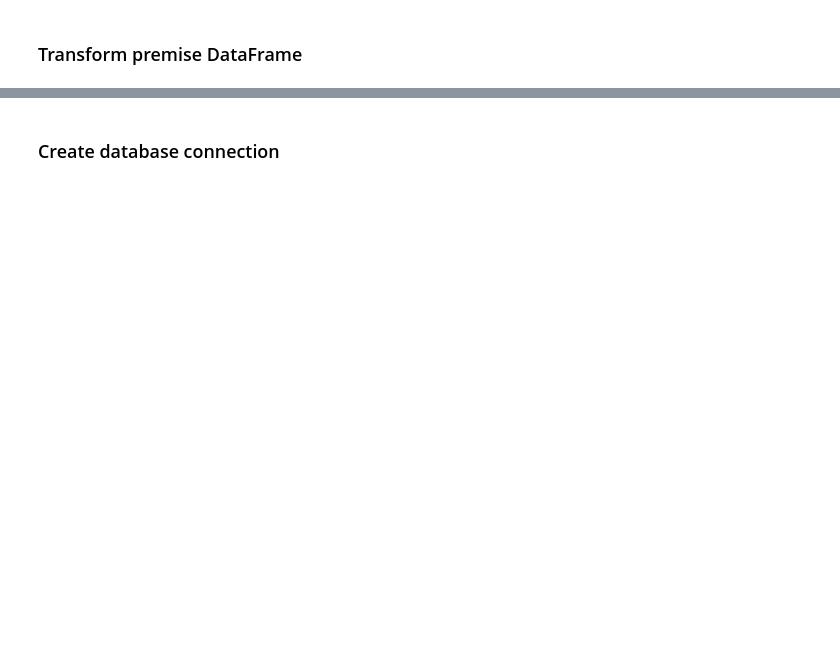
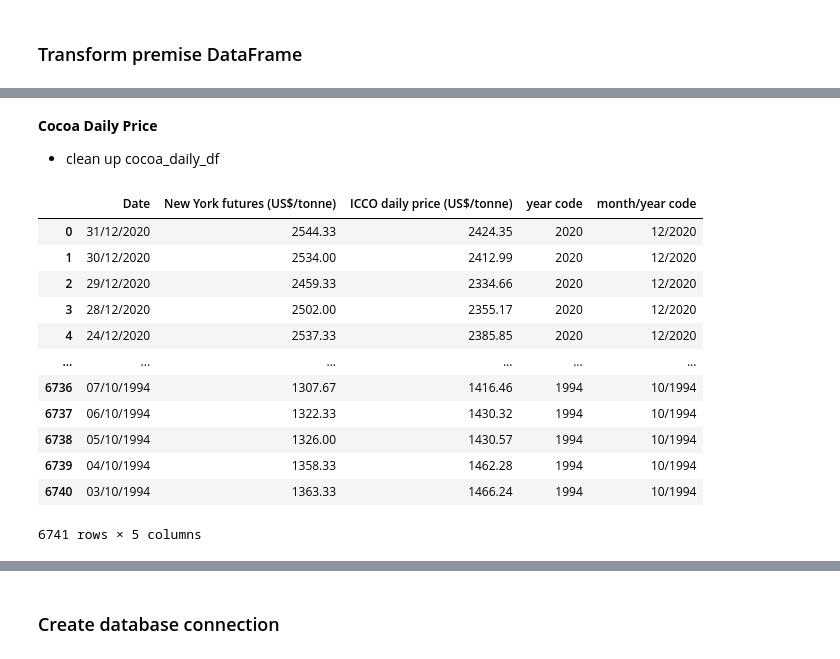
Before and after one commit to MellyB5/ETL_project, a Jupyter notebook: code_kevin/pandas_etl.ipynb, the cells around one changed output, grey strips where cells are left out. Drawn from its saved outputs; the diff is of its cells as text; code cells hidden in the pictures; blank space fills up the shorter version.

```diff
--- a/code_kevin/pandas_etl.ipynb
+++ b/code_kevin/pandas_etl.ipynb
@@ -27,0 +6,8 @@ county_df.head()
+# %%
+#load file into panda. make sure to add thousands=',' in read_csv as some of the figures contain commas
+cocoa_daily = "../Resources/Cocoa Prices - Daily Prices 1970-2020.csv"
+cocoa_monthly = "../Resources/Cocoa Prices - Monthly Average 1970-2020.csv"
+cocoa_prod_indices="../Resources/production_indices.csv"
+cocoa_daily_df = pd.read_csv(cocoa_daily, thousands=',')
+cocoa_monthly_df = pd.read_csv(cocoa_monthly, thousands=',')
+cocoa_prod_indices_df=pd.read_csv(cocoa_prod_indices, thousands=',')
@@ -76,0 +67,31 @@ county_transformed.head()
+# %% [markdown]
+<strong>Cocoa Daily Price</strong>
+- clean up cocoa_daily_df
+# %%
+# filter out cocoa_daily_df to only include prices in USD/tonnes
+cocoa_daily_df=cocoa_daily_df[['Date','New York futures (US$/tonne)', 'ICCO daily price (US$/tonne)']]
+# %%
+#add 'year' and 'month/year' column in cocoa_daily_df
+cocoa_daily_df['year code']=cocoa_daily_df['Date'].str[-4:]
+cocoa_daily_df['month/year code']=cocoa_daily_df['Date'].str[-7:]
+
+cocoa_daily_df
+
+# # the above will allow analysts to create another table to summarise cocoa prices on yearly & monthly basis (i.e average price, max, and min for each year)
+# sample code
+# cocoa_price_yearly_summary=round(cocoa_daily_df.groupby('year').agg({'New York futures (US$/tonne)' : ['mean', 'min', 'max'], 'ICCO daily price (US$/tonne)' : ['mean', 'min', 'max']}),2)
+# cocoa_price_monthly_summary=round(cocoa_daily_df.groupby('month/year').agg({'New York futures (US$/tonne)' : ['mean', 'min', 'max'], 'ICCO daily price (US$/tonne)' : ['mean', 'min', 'max']}),2)
+# %% [output]
+|  | Date | New York futures (US$/tonne) | ICCO daily price (US$/tonne) | year code | month/year code |
+| 0 | 31/12/2020 | 2544.33 | 2424.35 | 2020 | 12/2020 |
+| 1 | 30/12/2020 | 2534.00 | 2412.99 | 2020 | 12/2020 |
+| 2 | 29/12/2020 | 2459.33 | 2334.66 | 2020 | 12/2020 |
+| 3 | 28/12/2020 | 2502.00 | 2355.17 | 2020 | 12/2020 |
+| 4 | 24/12/2020 | 2537.33 | 2385.85 | 2020 | 12/2020 |
+| ... | ... | ... | ... | ... | ... |
+| 6736 | 07/10/1994 | 1307.67 | 1416.46 | 1994 | 10/1994 |
+| 6737 | 06/10/1994 | 1322.33 | 1430.32 | 1994 | 10/1994 |
+| 6738 | 05/10/1994 | 1326.00 | 1430.57 | 1994 | 10/1994 |
+| 6739 | 04/10/1994 | 1358.33 | 1462.28 | 1994 | 10/1994 |
+| 6740 | 03/10/1994 | 1363.33 | 1466.24 | 1994 | 10/1994 |
+6741 rows × 5 columns
```
Also changed, not shown: parts of 17 cells of this notebook.
